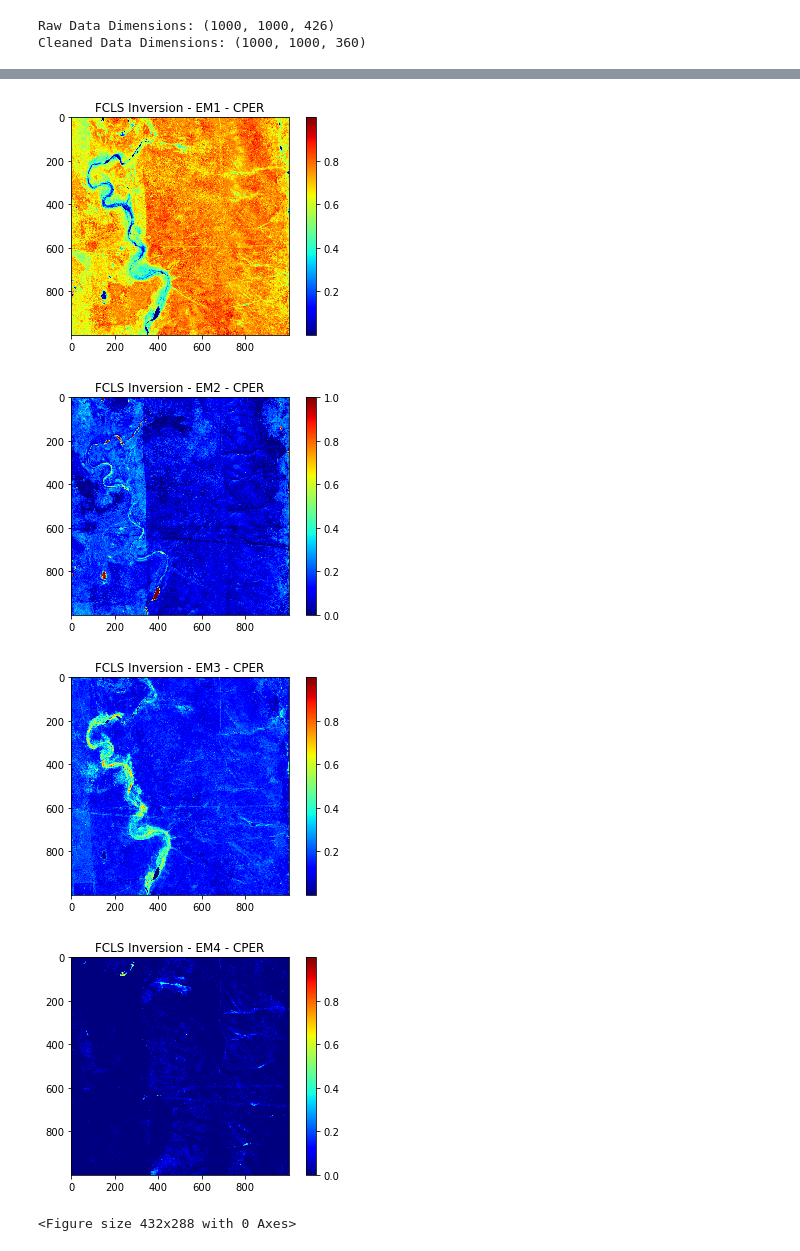
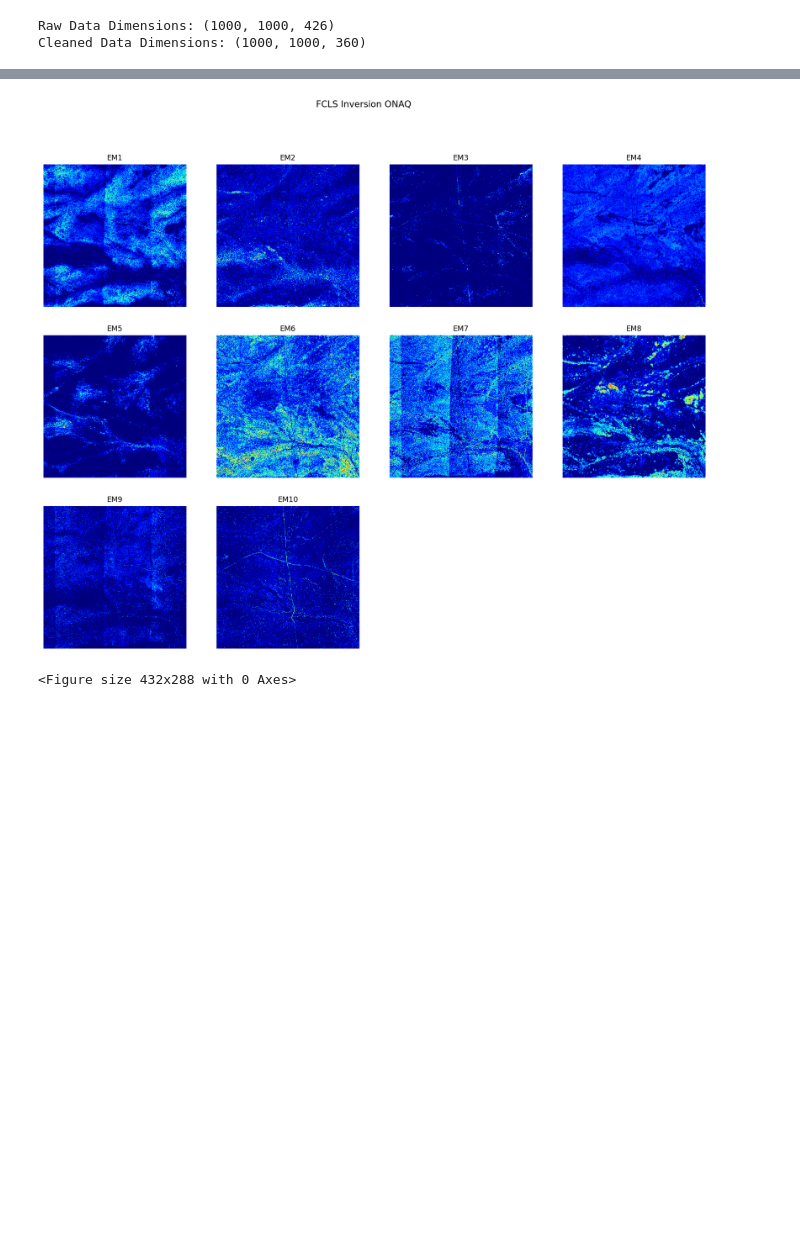
Before and after one commit to kessb/sagebrush-ecosystem-modeling, a Jupyter notebook: scripts/Hyperspectral_Test.ipynb, the cells around one changed output, grey strips where cells are left out. Saved outputs shown, nothing was run; the diff lists cells and outputs as text; code cells hidden in the pictures; blank space fills up the shorter version.

Commit message:
Hyp Test file with updated am for ONAQ

```diff
--- a/scripts/Hyperspectral_Test.ipynb
+++ b/scripts/Hyperspectral_Test.ipynb
@@ -527,10 +540,7 @@ ee.display(axes=ee_axes,suffix='CPER')
 am = amap.FCLS() #define am object using the amap
 amaps = am.map(data_clean,U,normalize=False) #create abundance maps for the HSI cubems
 # %%
-am.display(colorMap='jet',columns=4,suffix='CPER')
+am.display(colorMap='jet',columns=4,suffix='ONAQ')
 # %% [output]
-[figure, old version]
+[figure, new version]
-[figure, removed]
-[figure, removed]
-[figure, removed]
 <Figure size 432x288 with 0 Axes>
```
Also changed, not shown: parts of 7 cells of this notebook.
